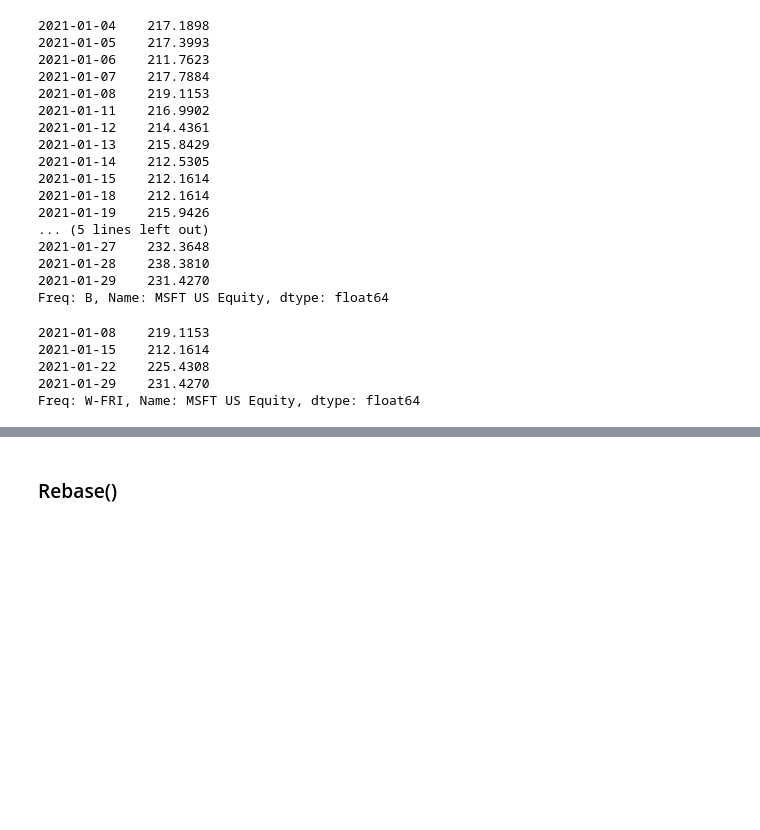
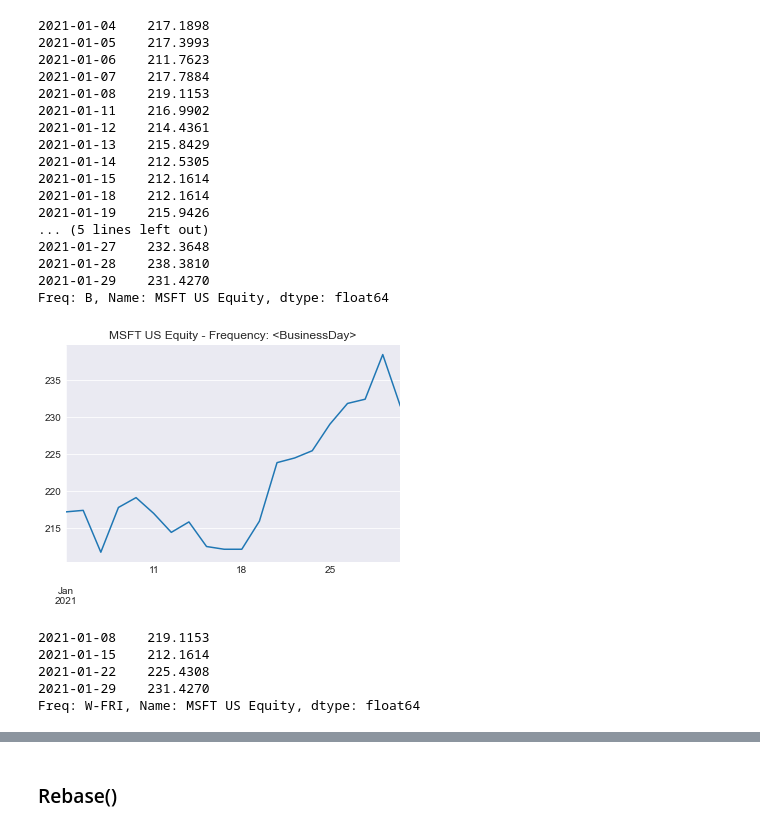
Before and after one commit to marcobonifacio/pyriskman, a Jupyter notebook: docs/fintopy.ipynb, the cells around one changed output, grey strips where cells are left out. Drawn from its saved outputs; the diff is of its cells as text; code cells hidden in the pictures; blank space fills up the shorter version.

```diff
--- a/docs/fintopy.ipynb
+++ b/docs/fintopy.ipynb
@@ -25,7 +37,8 @@ Name: MSFT US Equity, dtype: float64
 ### Set_frequency() ###
 # %%
 # Set the frequency of the series to Business Day
-s.prices.set_frequency()
+bdaily = s.prices.set_frequency()
+bdaily
 # %% [output]
 2021-01-04    217.1898
 2021-01-05    217.3993
@@ -44,11 +57,17 @@ s.prices.set_frequency()
 2021-01-28    238.3810
 2021-01-29    231.4270
 Freq: B, Name: MSFT US Equity, dtype: float64
-# %%
-s.prices.set_frequency('BW')
-# %% [output]
-2021-01-08    219.1153
-2021-01-15    212.1614
-2021-01-22    225.4308
-2021-01-29    231.4270
-Freq: W-FRI, Name: MSFT US Equity, dtype: float64
+# %%
+bdaily.plot(title=f'{bdaily.name} - Frequency: {bdaily.index.freq}');
+# %% [output]
+[figure, added]
+# %%
+# Set the frequency of the series to Business Week
+bweekly = s.prices.set_frequency('BW')
+bweekly
+# %% [output]
+2021-01-08    219.1153
+2021-01-15    212.1614
+2021-01-22    225.4308
+2021-01-29    231.4270
+Freq: W-FRI, Name: MSFT US Equity, dtype: float64
```
Also changed, not shown: parts of 19 cells of this notebook, 1 other file.
